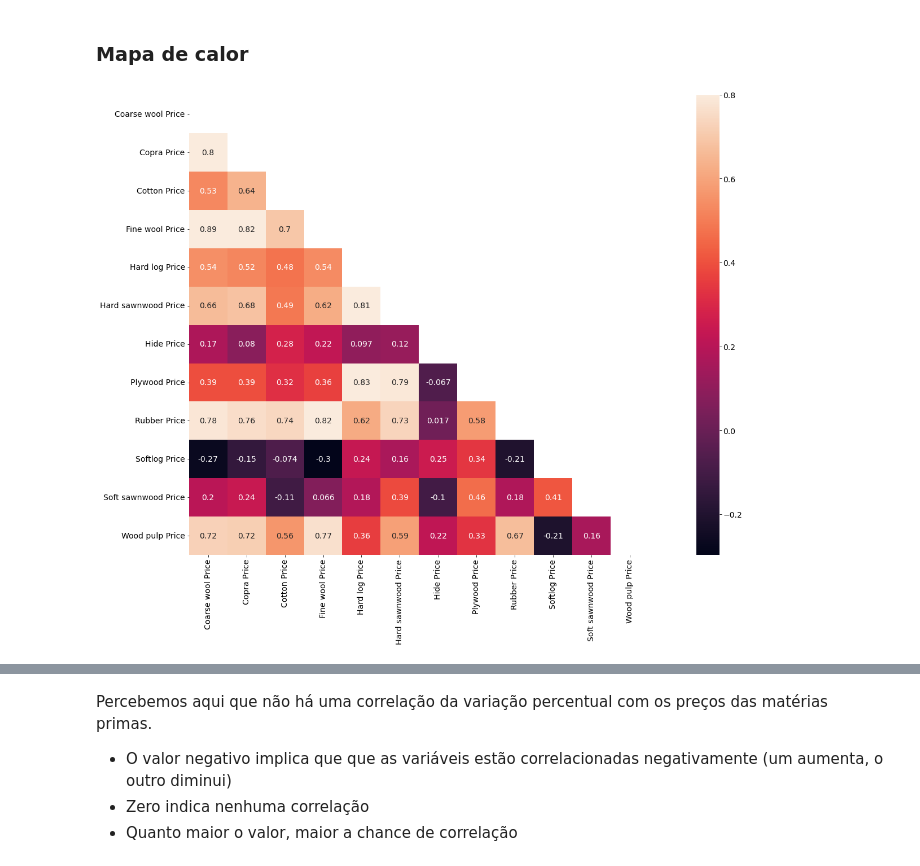
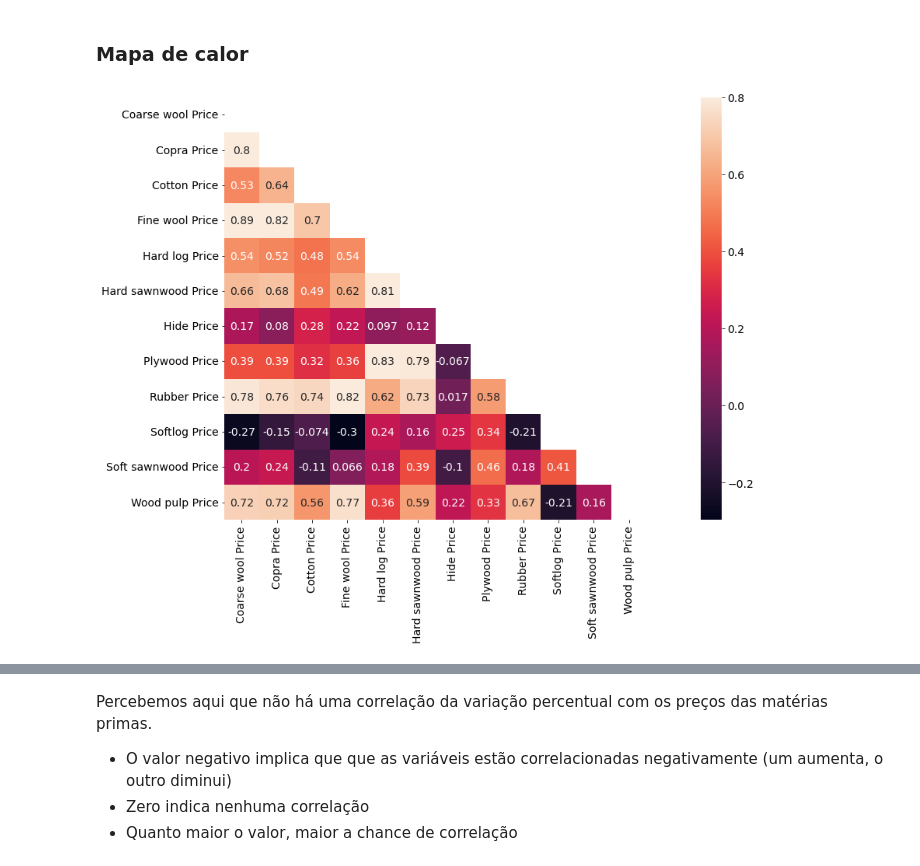
Before and after one commit to RaulOAlves/Agricultural_Raw_Material_prices_-1990_2020-, a Jupyter notebook: Agricultural_Raw_Material_prices_(1990_2020).ipynb, the cells around one changed output, grey strips where cells are left out. Cells and saved outputs as stored; diff of their text form; code cells hidden in the pictures.

```diff
--- a/Agricultural_Raw_Material_prices_(1990_2020).ipynb
+++ b/Agricultural_Raw_Material_prices_(1990_2020).ipynb
@@ -170,18 +170,18 @@ matplotlib.rcParams['figure.facecolor'] = '#00000000'
 # %%
 # Verificando a matriz de correlação dos preços dos produtos
 corrmat = df[prices].corr()
 
 # Configurando o tamanho do gráfico
-fig = plt.figure(figsize = (30,15))
+fig = plt.figure(figsize = (25,10))
 
 # Criando uma mascara para facilitar a visualuzação
 mask = np.triu(np.ones_like(corrmat, dtype=bool))
 
 # Plotando o Mapa de Calor da correlação dos preços
 sns.heatmap(corrmat, vmax=.8, mask=mask, square= True, annot=True)
 plt.show()
 # %% [output]
-[figure, old version]
+[figure, new version]
 # %%
 # Verificando a matriz de correlação das variações dos preços dos produtos
 corrmat = df[changes].corr()
```
Also changed, not shown: parts of 6 cells of this notebook.
